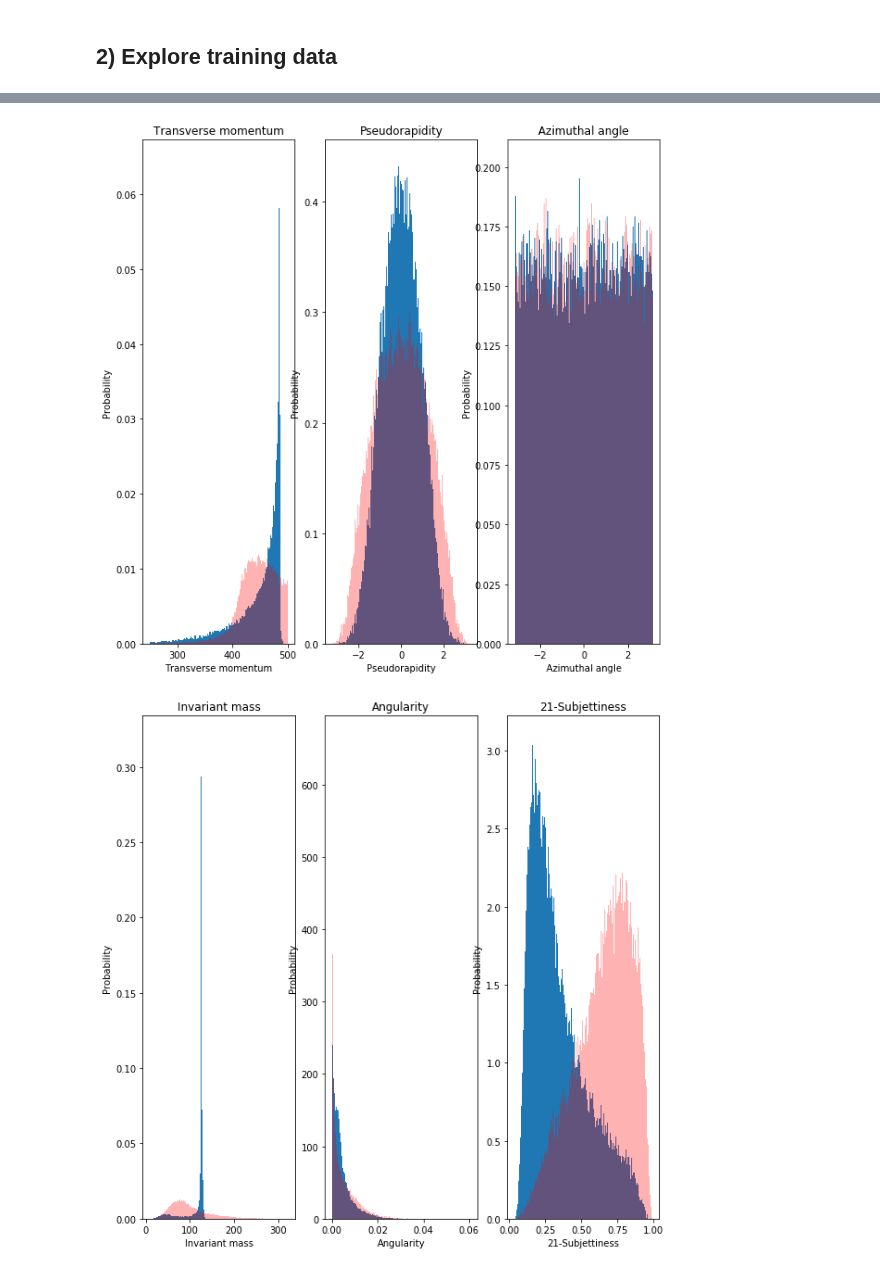
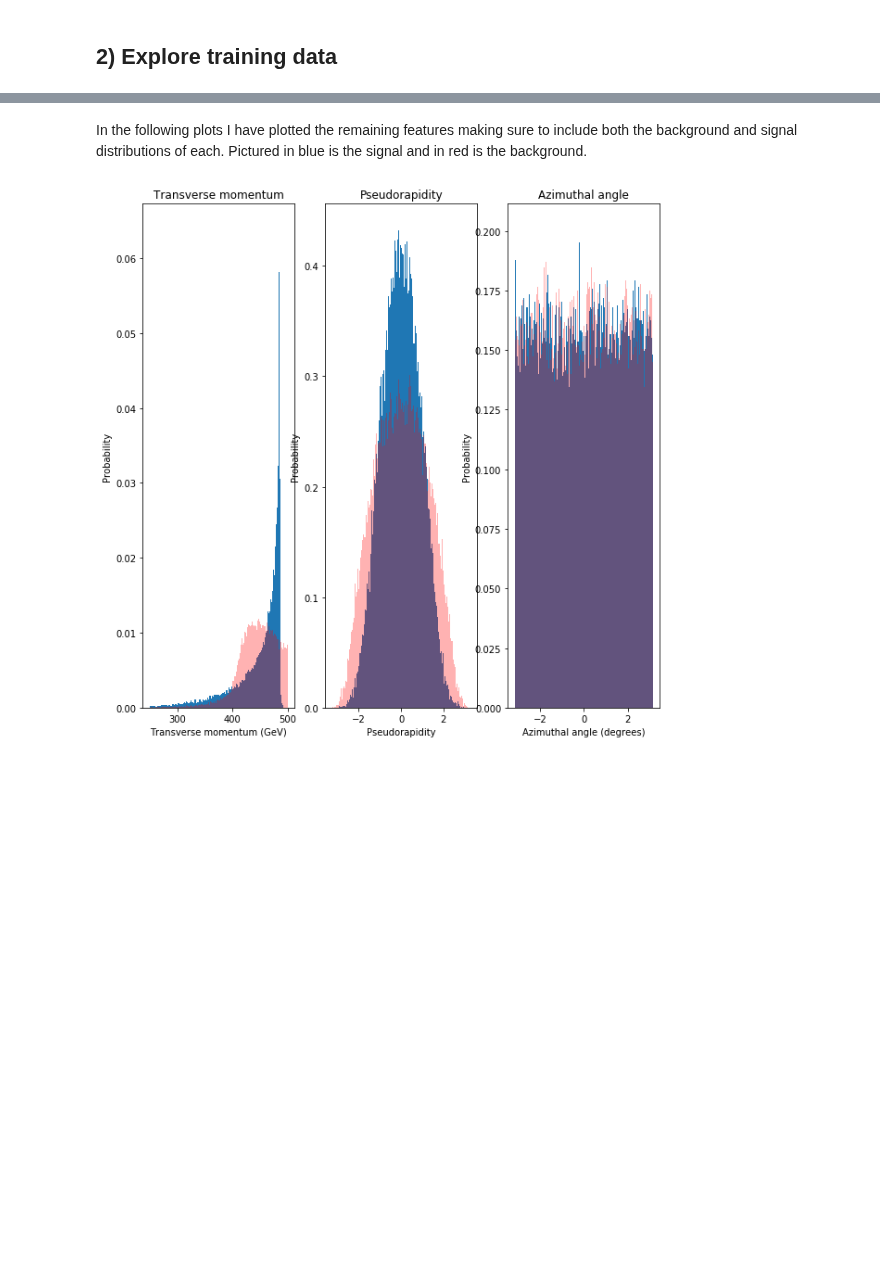
Before and after one commit to elocj/PHYS434, a Jupyter notebook: lab5/lab5.ipynb, the cells around one changed output, grey strips where cells are left out. Cells and saved outputs as stored; diff of their text form; code cells hidden in the pictures; blank space fills up the shorter version.

```diff
--- a/lab5/lab5.ipynb
+++ b/lab5/lab5.ipynb
@@ -56,6 +62,7 @@ import numpy as np
 import matplotlib.pyplot as plt
 from scipy import stats
 import statistics as st
+plt.rcParams["figure.figsize"] = (10,10)
 
 # open the file of interest, and use pickle loading
 infile = open ("lab5/qcd_100000_pt_250_500.pkl",'rb') # signal dataset
@@ -153,57 +158,22 @@ Next I analyzed the signal versus background distribution of 2-point and 3-point
+# %% [markdown]
+In the following plots I have plotted the remaining features making sure to include both the background and signal distributions of each. Pictured in blue is the signal and in red is the background.
 # %%
 fig, ax = plt.subplots(1, 3)
 ax[0].set_title('Transverse momentum')
-ax[0].set_xlabel('Transverse momentum')
+ax[0].set_xlabel('Transverse momentum (GeV)')
 ax[0].set_ylabel('Probability')
 ax[0].hist(higgs['pt'], 500, histtype = 'bar', density=True)
 ax[0].hist(qcd['pt'], 500, histtype = 'bar', color='red', density=True, alpha=0.3)
 ax[1].set_title('Pseudorapidity')
 ax[1].set_xlabel('Pseudorapidity')
 ax[1].set_ylabel('Probability')
 ax[1].hist(higgs['eta'], 500, histtype = 'bar', density=True)
 ax[1].hist(qcd['eta'], 500, histtype = 'bar', color='red', density=True, alpha=0.3)
 ax[2].set_title('Azimuthal angle')
-ax[2].set_xlabel('Azimuthal angle')
+ax[2].set_xlabel('Azimuthal angle (degrees)')
 ax[2].set_ylabel('Probability')
 ax[2].hist(higgs['phi'], 500, histtype = 'bar', density=True)
 ax[2].hist(qcd['phi'], 500, histtype = 'bar', color='red', density=True, alpha=0.3)
 plt.show()
-
-fig, ax = plt.subplots(1, 3)
-ax[0].set_title('Invariant mass')
-ax[0].set_xlabel('Invariant mass')
-ax[0].set_ylabel('Probability')
-ax[0].hist(higgs['mass'], 500, histtype = 'bar', density=True)
-ax[0].hist(qcd['mass'], 500, histtype = 'bar', color='red', density=True, alpha=0.3)
-ax[1].set_title('Angularity')
-ax[1].set_xlabel('Angularity')
-ax[1].set_ylabel('Probability')
-ax[1].hist(higgs['angularity'], 500, histtype = 'bar', density=True)
-ax[1].hist(qcd['angularity'], 500, histtype = 'bar', color='red', density=True, alpha=0.3)
-ax[2].set_title('21-Subjettiness')
-ax[2].set_xlabel('21-Subjettiness')
-ax[2].set_ylabel('Probability')
-ax[2].hist(higgs['t21'], 500, histtype = 'bar', density=True)
-ax[2].hist(qcd['t21'], 500, histtype = 'bar', color='red', density=True, alpha=0.3)
-plt.show()
-
-fig, ax = plt.subplots(1, 3)
-ax[0].set_title('32-Subjettiness')
-ax[0].set_xlabel('32-Subjettiness')
-ax[0].set_ylabel('Probability')
-ax[0].hist(higgs['t32'], 500, histtype = 'bar', density=True)
-ax[0].hist(qcd['t32'], 500, histtype = 'bar', color='red', density=True, alpha=0.3)
-ax[1].set_title('KtDeltaR')
-ax[1].set_xlabel('KtDeltaR')
-ax[1].set_ylabel('Probability')
-ax[1].hist(higgs['KtDeltaR'], 500, histtype = 'bar', density=True)
-ax[1].hist(qcd['KtDeltaR'], 500, histtype = 'bar', color='red', density=True, alpha=0.3)
-ax[2].set_title('3-to-2-point ECF ratio')
-ax[2].set_xlabel('3-to-2-point ECF ratio')
-ax[2].set_ylabel('Probability')
-ax[2].hist(higgs['d2'], 500, histtype = 'bar', density=True)
-ax[2].hist(qcd['d2'], 500, histtype = 'bar', color='red', density=True, alpha=0.3)
-plt.show()
 # %% [output]
-[figure, old version]
+[figure, new version]
-[figure, removed]
```
Also changed, not shown: parts of 16 cells of this notebook, 1 other file.
